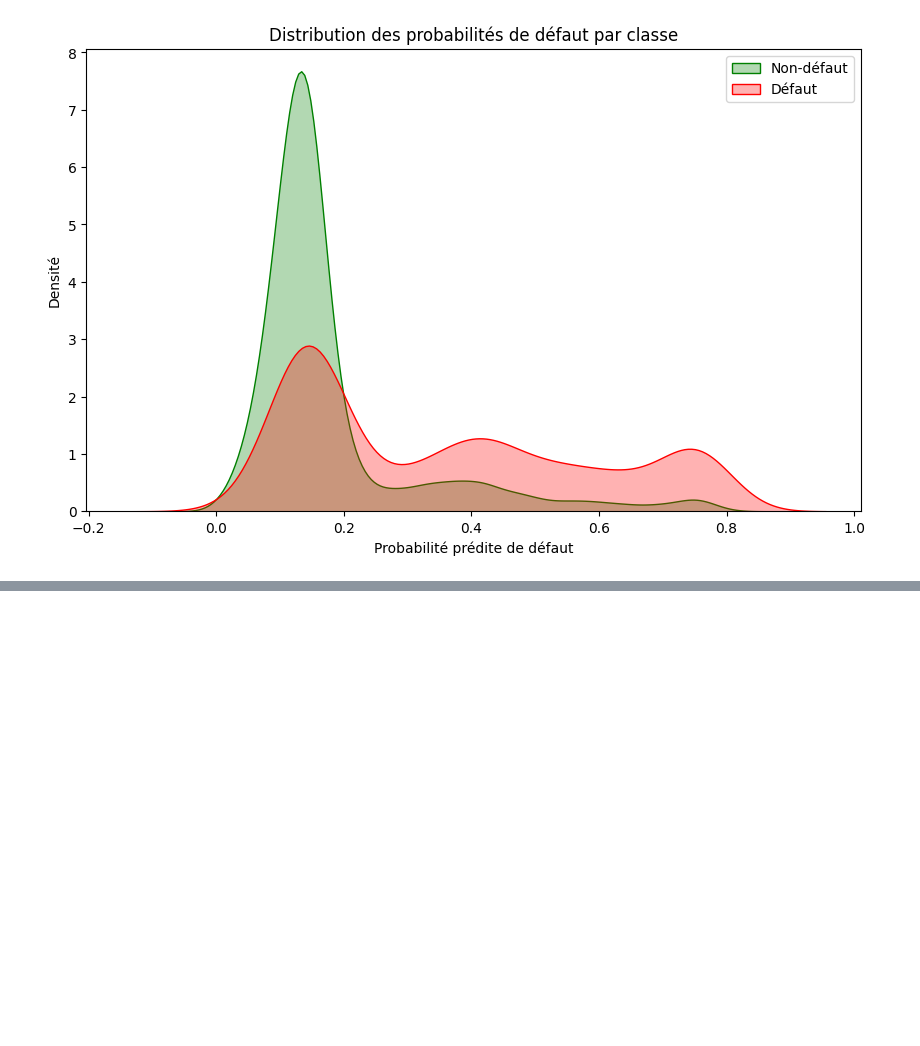
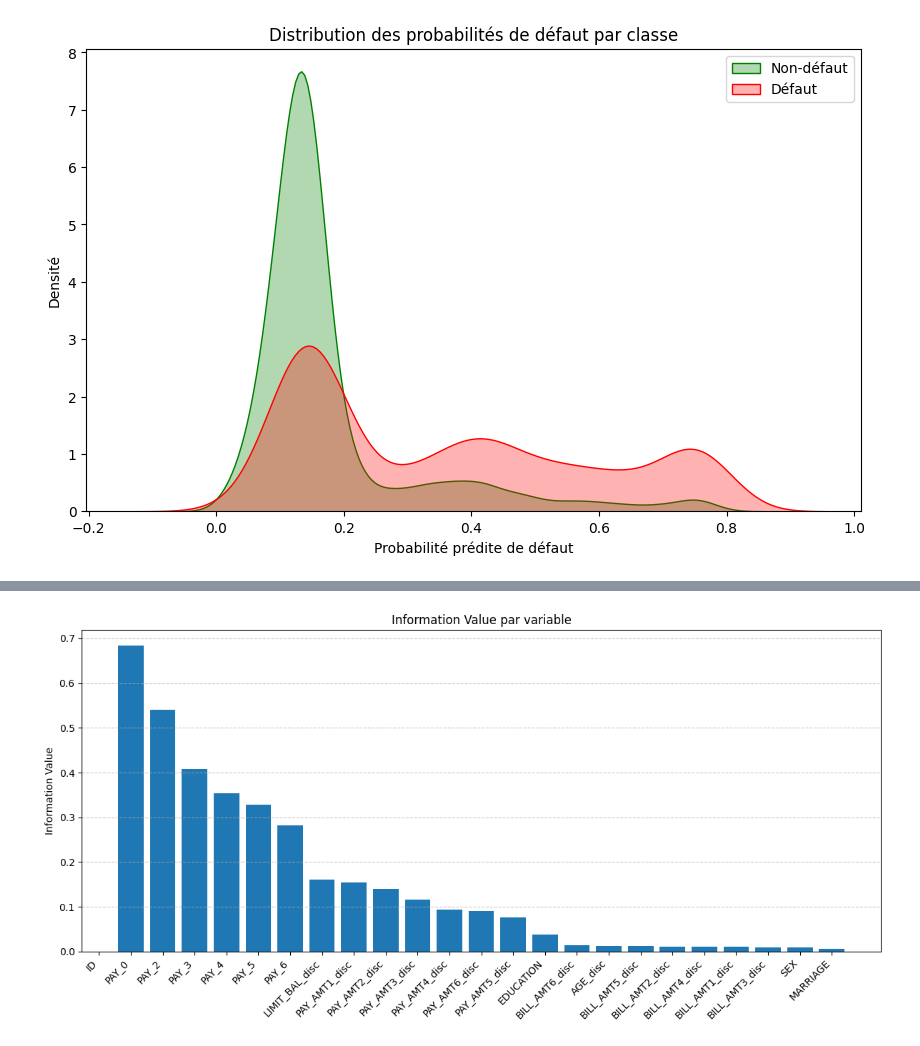
Before and after one commit to ladijadi/Projet_Scoring, a Jupyter notebook: 3_Regression_Logistique.ipynb, the cells around one changed output, grey strips where cells are left out. Saved outputs shown, nothing was run; the diff lists cells and outputs as text; code cells hidden in the pictures; blank space fills up the shorter version.

```diff
--- a/3_Regression_Logistique.ipynb
+++ b/3_Regression_Logistique.ipynb
@@ -510,0 +507,4 @@ plt.show()
+# %%
+# Séparation des variables explicatives et cible
+X = df.drop(columns='default.payment.next.month')
+y = df['default.payment.next.month']
@@ -510,0 +621,87 @@ plt.show()
+# %%
+def calculate_iv_for_feature(df, feature, target='default'):
+    """
+    Calcule l'Information Value (IV) pour une variable.
+
+    Args:
+        df: DataFrame contenant les données
+        feature: Nom de la variable à analyser
+        target: Nom de la variable cible
+
+    Returns:
+        float: Information Value
+        dict: Détails WoE par catégorie
+    """
+    # Création d'une table de contingence
+    contingency = pd.crosstab(df[feature], df[target])
+
+    # Calcul des proportions pour chaque classe
+    prop_good = contingency[0] / contingency[0].sum()
+    prop_bad = contingency[1] / contingency[1].sum()
+
+    # Calcul de WoE et IV
+    woe = np.log(prop_good / prop_bad)
+    iv = ((prop_good - prop_bad) * woe).sum()
+
+    # Création d'un dictionnaire des WoE par catégorie
+    woe_dict = woe.to_dict()
+
+    return iv, woe_dict
+
+def calculate_iv_all_features(df, target='default'):
+    """
+    Calcule l'IV pour toutes les variables du DataFrame.
+
+    Args:
+        df: DataFrame contenant les données
+        target: Nom de la variable cible
+
+    Returns:
+        dict: IV scores pour chaque variable
+        dict: WoE dictionnaires pour chaque variable
+    """
+    iv_scores = {}
+    woe_dicts = {}
+
+    for column in df.columns:
+        if column != target:
+            try:
+                iv, woe_dict = calculate_iv_for_feature(df, column, target)
+                iv_scores[column] = iv
+                woe_dicts[column] = woe_dict
+            except Exception as e:
+                print(f"Erreur pour {column}: {e}")
+                continue
+
+    return iv_scores, woe_dicts
+
+# Application sur les données discrétisées
+print("Calcul des IV sur les données discrétisées...")
+iv_scores, woe_dicts = calculate_iv_all_features(X_transformed)
+
+# Tri des variables par IV décroissant
+iv_scores = dict(sorted(iv_scores.items(), key=lambda x: x[1], reverse=True))
+
+# Affichage des résultats
+print("\nInformation Values pour chaque variable:")
+for var, iv in iv_scores.items():
+    print(f"{var}: {iv:.4f}")
+
+# Création d'un graphique des IV
+plt.figure(figsize=(12, 6))
+plt.bar(iv_scores.keys(), iv_scores.values())
+plt.xticks(rotation=45, ha='right')
+plt.title('Information Value par variable')
+plt.ylabel('Information Value')
+plt.grid(axis='y', linestyle='--', alpha=0.7)
+plt.tight_layout()
+plt.show()
+
+# Affichage des WoE pour les variables les plus prédictives
+top_features = list(iv_scores.keys())[:5]  # Top 5 variables
+print("\nWeight of Evidence pour les variables les plus prédictives:")
+for feature in top_features:
+    print(f"\n{feature}:")
+    for category, woe in woe_dicts[feature].items():
+        print(f"  {category}: {woe:.4f}")
+# %% [output]
@@ -510,0 +726 @@ plt.show()
+[figure, added]
```
Also changed, not shown: parts of 31 cells of this notebook.
